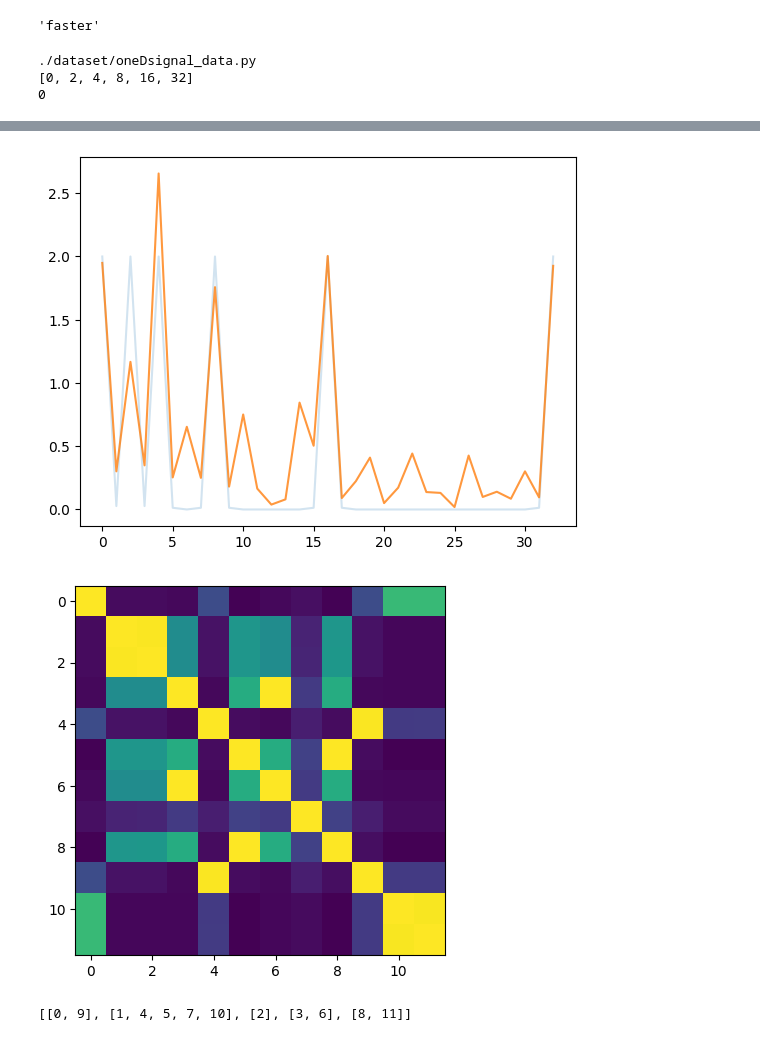
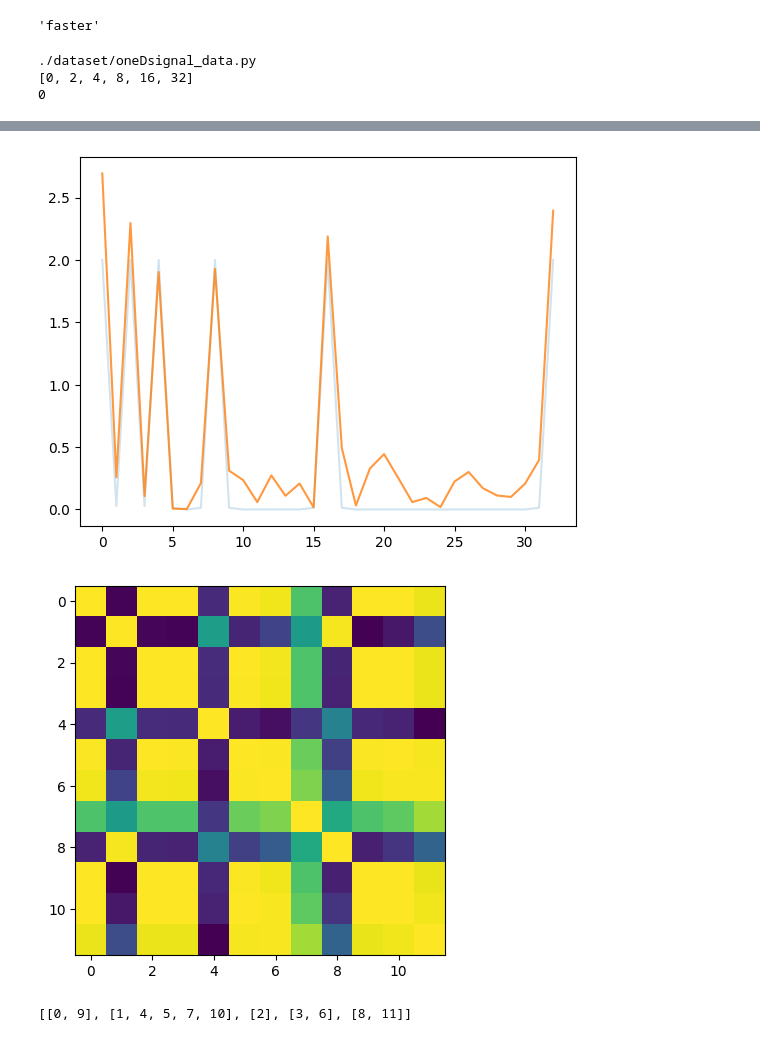
Before and after one commit to masomatics/DFNFT_evac, a Jupyter notebook: Notebooks/character_sort2layer.ipynb, the cells around one changed output, grey strips where cells are left out. Saved outputs shown, nothing was run; the diff lists cells and outputs as text; code cells hidden in the pictures.

Commit message:
Checkpoint. Working most stably with Plambda_OneD_RotMaskFeat3layer_thruDec_cosine_evenfaster, but this is still not a decimation...

```diff
--- a/Notebooks/character_sort2layer.ipynb
+++ b/Notebooks/character_sort2layer.ipynb
@@ -50,7 +50,7 @@ import time
 
 
 datname = "OneDsignal_c8mimic_lowpow"
-modelname = "Plambda_OneD_RotMaskFeat2layer_debug"
+modelname = "Plambda_OneD_RotMaskFeat2layer_thruDec_cosine"
 trainname = "faster"
 
 
@@ -154,5 +154,5 @@ for to_take_a_look in Ms.keys():
-[figure, old version]
+[figure, new version]
-[figure, old version]
+[figure, new version]
 # %%
 import torch
 
```
Also changed, not shown: parts of 2 cells of this notebook, 7 other files.
